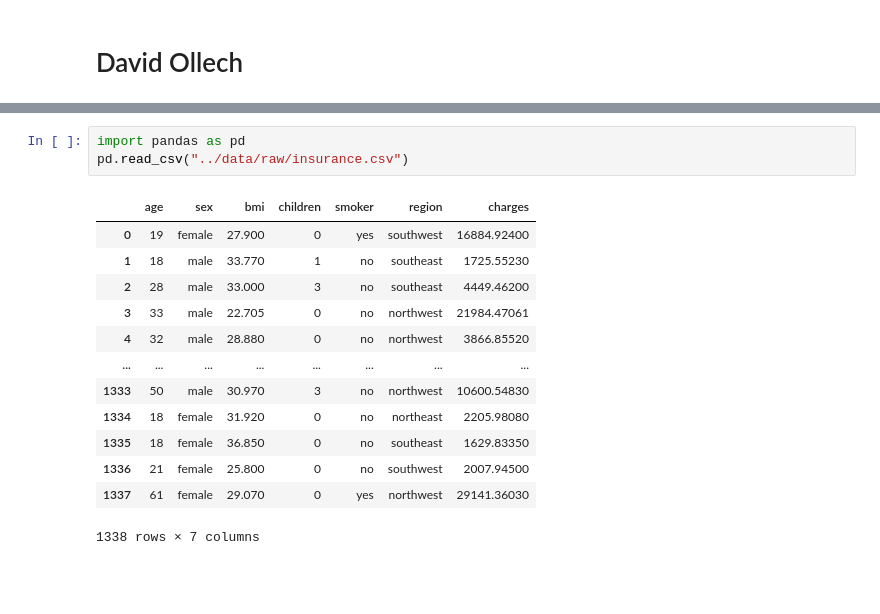
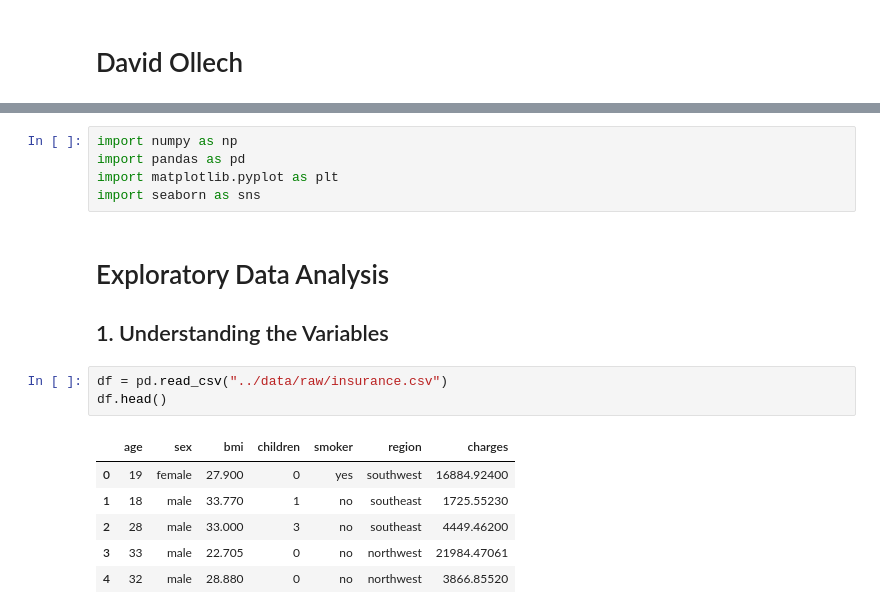
Before and after one commit to ubco-W2022T2-data301/project-group-group10, a Jupyter notebook: analysis/analysis1.ipynb, the cells around one changed output, grey strips where cells are left out. Cells and saved outputs as stored; diff of their text form; blank space fills up the shorter version.

```diff
--- a/analysis/analysis1.ipynb
+++ b/analysis/analysis1.ipynb
@@ -15,17 +18,18 @@ Plan:
+# %%
+import numpy as np
+import pandas as pd
+import matplotlib.pyplot as plt
+import seaborn as sns
+# %% [markdown]
+# Exploratory Data Analysis
+## 1. Understanding the Variables
 # %%
-import pandas as pd
-pd.read_csv("../data/raw/insurance.csv")
+df = pd.read_csv("../data/raw/insurance.csv")
+df.head()
 # %% [output]
 |  | age | sex | bmi | children | smoker | region | charges |
 | 0 | 19 | female | 27.900 | 0 | yes | southwest | 16884.92400 |
 | 1 | 18 | male | 33.770 | 1 | no | southeast | 1725.55230 |
 | 2 | 28 | male | 33.000 | 3 | no | southeast | 4449.46200 |
 | 3 | 33 | male | 22.705 | 0 | no | northwest | 21984.47061 |
 | 4 | 32 | male | 28.880 | 0 | no | northwest | 3866.85520 |
-| ... | ... | ... | ... | ... | ... | ... | ... |
-| 1333 | 50 | male | 30.970 | 3 | no | northwest | 10600.54830 |
-| 1334 | 18 | female | 31.920 | 0 | no | northeast | 2205.98080 |
-| 1335 | 18 | female | 36.850 | 0 | no | southeast | 1629.83350 |
-| 1336 | 21 | female | 25.800 | 0 | no | southwest | 2007.94500 |
-| 1337 | 61 | female | 29.070 | 0 | yes | northwest | 29141.36030 |
-1338 rows × 7 columns
```
Also changed, not shown: parts of 37 cells of this notebook, 2 other files.
